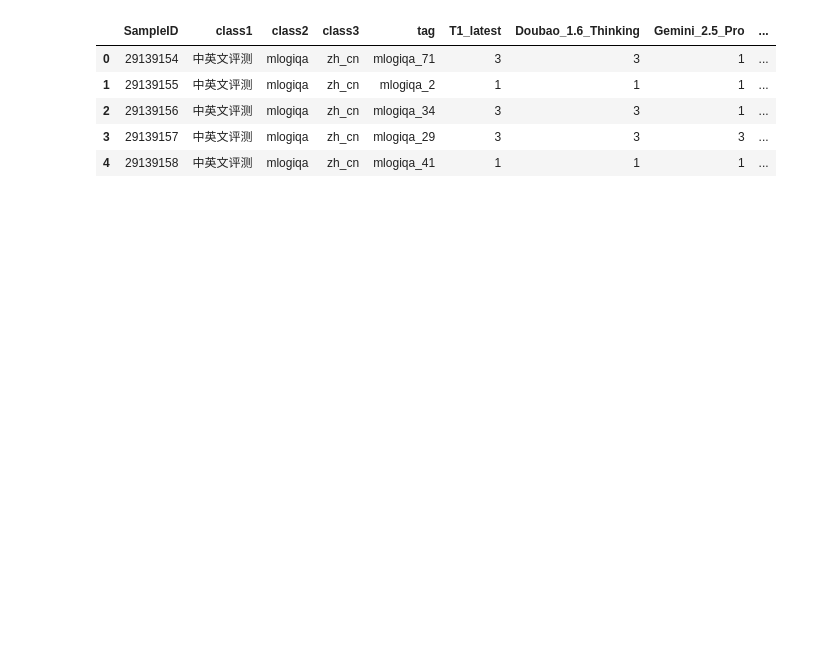
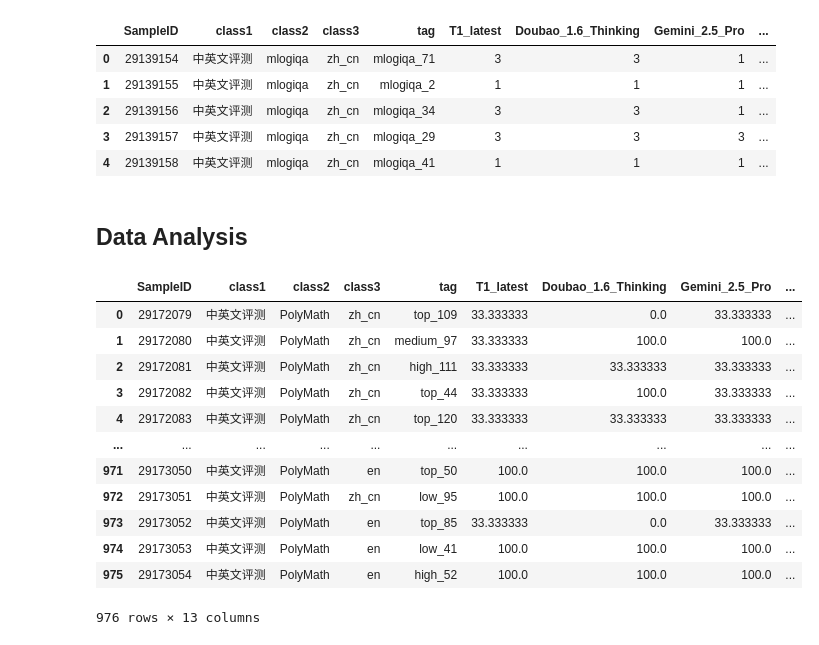
Before and after one commit to Ziheng299/CrossLingual-Benchmark-Eval, a Jupyter notebook: result_analysis.ipynb, the cells around one changed output. Saved outputs shown, nothing was run; the diff lists cells and outputs as text; code cells hidden in the pictures; blank space fills up the shorter version.

```diff
--- a/result_analysis.ipynb
+++ b/result_analysis.ipynb
@@ -16,6 +16,9 @@ MMLU_df = pd.read_excel(file_path)
 
 file_path = r'C:\Users\zihengfeng\CrossLingual-Benchmark-Eval\Dataset\result\mlogiqa.xlsx'
 Mlogiqa_df = pd.read_excel(file_path)
+
+file_path = r'C:\Users\zihengfeng\CrossLingual-Benchmark-Eval\Dataset\result\PolyMath.xlsx'
+PolyMath_df = pd.read_excel(file_path)
 # %%
 def process_data(df):
     columns_to_keep = ['样本ID', '一级分类', '二级分类', '三级分类', 'tag'] + \
@@ -46,4 +49,4 @@ def process_data(df):
 MMLU_df_cleaned = process_data(MMLU_df)
 Mlogiqa_df_cleaned = process_data(Mlogiqa_df)
 # %%
-MMLU_df_cleaned.head()
+PolyMath_df_cleaned = process_data(PolyMath_df)
@@ -66,11 +55,19 @@ Mlogiqa_df_cleaned.head()
 # %%
 def process_tag_column(df):
-    special_char_pos = df['tag'].apply(lambda x: max(x.rfind('/'), x.rfind('_')))
+    def extract_category_and_number(tag):
+        special_char_pos = max(tag.rfind('/'), tag.rfind('_'))
 
-    df['category'] = df['tag'].str.slice(0, special_char_pos)
-    df['number'] = df['tag'].str.slice(special_char_pos + 1)
+        if special_char_pos == -1:
+            category = tag
+            number = None
+        else:
+            category = tag[:special_char_pos]
+            number = tag[special_char_pos + 1:]
 
-    # df.drop(columns=['tag'], inplace=True)
+        return category, number
+
+    df[['category', 'number']] = df['tag'].apply(lambda x: pd.Series(extract_category_and_number(x)))
+
     return df
 # %%
 MMLU_df_final = process_tag_column(MMLU_df_cleaned)
@@ -82,3 +79,6 @@ MMLU_df_final.head()
 | 2 | 29113180 | 中英文评测 | Global_MMLU | en | high_school_geography/test/61 | 3 | 3 | 3 | ... |
 | 3 | 29113181 | 中英文评测 | Global_MMLU | en | philosophy/test/45 | 3 | 3 | 3 | ... |
 | 4 | 29113182 | 中英文评测 | Global_MMLU | zh_cn | security_studies/test/151 | 3 | 3 | 3 | ... |
+# %%
+PolyMath_df_final = process_tag_column(PolyMath_df_cleaned)
+PolyMath_df_final.head()
@@ -92,3 +99,5 @@ Mlogiqa_df_final.head()
 | 2 | 29139156 | 中英文评测 | mlogiqa | zh_cn | mlogiqa_34 | 3 | 3 | 1 | ... |
 | 3 | 29139157 | 中英文评测 | mlogiqa | zh_cn | mlogiqa_29 | 3 | 3 | 3 | ... |
 | 4 | 29139158 | 中英文评测 | mlogiqa | zh_cn | mlogiqa_41 | 1 | 1 | 1 | ... |
+# %% [markdown]
+## Data Analysis
@@ -94,0 +184,23 @@ Mlogiqa_df_final.head()
+# %%
+def convert_to_percentag(df):
+    models = ['T1_latest', 'Doubao_1.6_Thinking', 'Gemini_2.5_Pro', 'OpenAI_o3_azure',
+              'Qwen3_235b_a22b', 'Deepseek_R1']
+
+    df[models] = df[models] / 3 * 100
+    return df
+
+convert_to_percentag(PolyMath_df_final)
+# %% [output]
+|  | SampleID | class1 | class2 | class3 | tag | T1_latest | Doubao_1.6_Thinking | Gemini_2.5_Pro | ... |
+| 0 | 29172079 | 中英文评测 | PolyMath | zh_cn | top_109 | 33.333333 | 0.0 | 33.333333 | ... |
+| 1 | 29172080 | 中英文评测 | PolyMath | zh_cn | medium_97 | 33.333333 | 100.0 | 100.0 | ... |
+| 2 | 29172081 | 中英文评测 | PolyMath | zh_cn | high_111 | 33.333333 | 33.333333 | 33.333333 | ... |
+| 3 | 29172082 | 中英文评测 | PolyMath | zh_cn | top_44 | 33.333333 | 100.0 | 33.333333 | ... |
+| 4 | 29172083 | 中英文评测 | PolyMath | zh_cn | top_120 | 33.333333 | 33.333333 | 33.333333 | ... |
+| ... | ... | ... | ... | ... | ... | ... | ... | ... | ... |
+| 971 | 29173050 | 中英文评测 | PolyMath | en | top_50 | 100.0 | 100.0 | 100.0 | ... |
+| 972 | 29173051 | 中英文评测 | PolyMath | zh_cn | low_95 | 100.0 | 100.0 | 100.0 | ... |
+| 973 | 29173052 | 中英文评测 | PolyMath | en | top_85 | 33.333333 | 0.0 | 33.333333 | ... |
+| 974 | 29173053 | 中英文评测 | PolyMath | en | low_41 | 100.0 | 100.0 | 100.0 | ... |
+| 975 | 29173054 | 中英文评测 | PolyMath | en | high_52 | 100.0 | 100.0 | 100.0 | ... |
+976 rows × 13 columns
```
Also changed, not shown: parts of 28 cells of this notebook.
